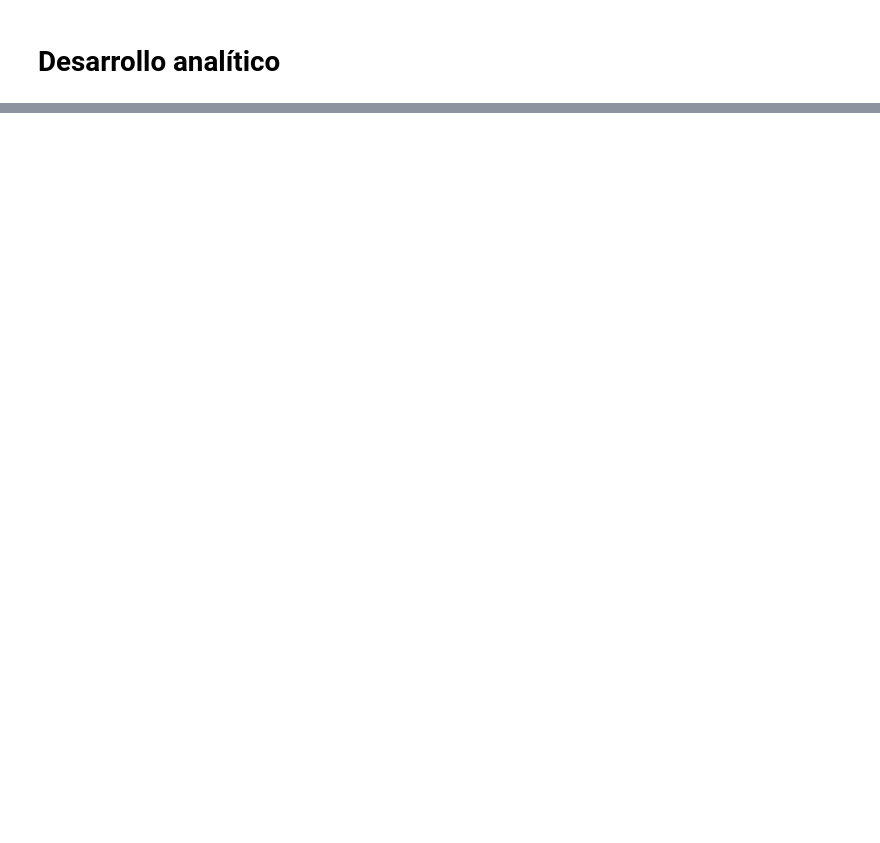
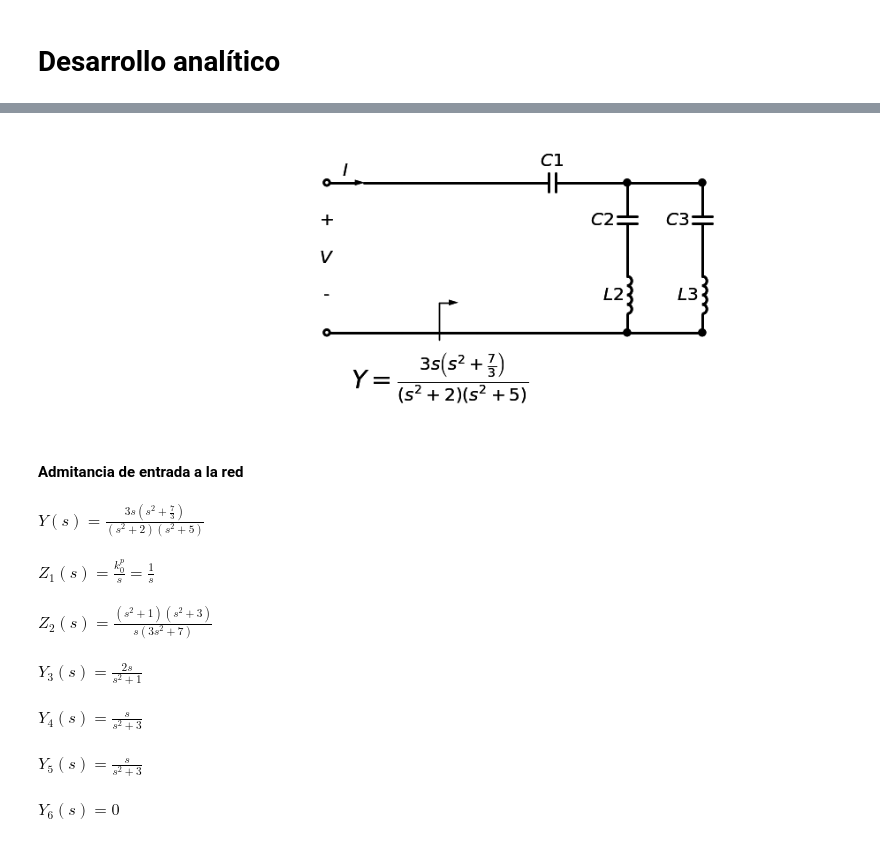
Before and after one commit to annunez02/TC2_2023, a Jupyter notebook: TS9/TrabajoSemanal9_Nunez.ipynb, the cells around one changed output, grey strips where cells are left out. Saved outputs shown, nothing was run; the diff lists cells and outputs as text; code cells hidden in the pictures; blank space fills up the shorter version.

```diff
--- a/TS9/TrabajoSemanal9_Nunez.ipynb
+++ b/TS9/TrabajoSemanal9_Nunez.ipynb
@@ -38,0 +153,73 @@ IFrame("./TS9.pdf", width=1000, height=1000)
+# %%
+# Resolución simbólica
+s = sp.symbols('s ', complex=True)
+
+# Sea la siguiente función de excitación
+Y = 3*s*(s**2+sp.Rational(7,3))/(s**2+2)/(s**2+5)
+
+# Red ejemplo 1
+d = dibujar_puerto_entrada('',
+                        voltage_lbl = ('+', '$V$', '-'),
+                        current_lbl = '$I$')
+
+d, zz_lbl = dibujar_funcion_exc_abajo(d,
+                 'Y',
+                 Y,
+                 hacia_salida = True,
+                 k_gap_width = 0.5)
+
+d = dibujar_elemento_serie(d, Capacitor, 'C1')
+
+d = dibujar_tanque_derivacion(d, 'L2', 'C2')
+
+d = dibujar_espacio_derivacion(d)
+
+d = dibujar_tanque_derivacion(d, 'L3', 'C3')
+
+display(d)
+# %% [output]
+[figure, added]
+# %%
+print_subtitle('Admitancia de entrada a la red')
+
+print_latex(a_equal_b_latex_s('Y(s)', Y))
+
+# calculamos polos y ceros de Y(s)
+num, den = Y.as_numer_denom()
+# %% [output]
+#### Admitancia de entrada a la red
+$\displaystyle Y(s)=\frac{3 s \left(s^{2} + \frac{7}{3}\right)}{\left(s^{2} + 2\right) \left(s^{2} + 5\right)}$
+# %%
+# Restricción circuital: L2*C2 = 1 r/s
+# remoción parcial en DC de 1/YY
+
+omega_L2C2 = 1
+
+Z2, Zc1 = remover_polo_dc(1/Y, omega_zero = omega_L2C2 )
+
+# Yc1 es la admitancia removida
+# extraigo C1
+C1 = 1/(s*Zc1)
+
+print_latex(a_equal_b_latex_s('Z_1(s) = \\frac{k^p_0}{s}', Zc1))
+print_latex(a_equal_b_latex_s('Z_2(s)', Z2))
+# %% [output]
+$\displaystyle Z_1(s) = \frac{k^p_0}{s}=\frac{1}{s}$
+$\displaystyle Z_2(s)=\frac{\left(s^{2} + 1\right) \left(s^{2} + 3\right)}{s \left(3 s^{2} + 7\right)}$
+# %%
+Y4, Yt2, L2, C2 = remover_polo_jw(1/Z2, isImpedance = False, omega = omega_L2C2 )
+
+print_latex(a_equal_b_latex_s('Y_3(s)', Yt2))
+print_latex(a_equal_b_latex_s('Y_4(s)', Y4))
+# %% [output]
+$\displaystyle Y_3(s)=\frac{2 s}{s^{2} + 1}$
+$\displaystyle Y_4(s)=\frac{s}{s^{2} + 3}$
+# %%
+# quedaría solo un tanque en Y4, no especifico omega.
+Y6, Yt3, L3, C3 = remover_polo_jw(Y4, isImpedance = False)
+
+print_latex(a_equal_b_latex_s('Y_5(s)', Yt3))
+print_latex(a_equal_b_latex_s('Y_6(s)', Y6))
+# %% [output]
+$\displaystyle Y_5(s)=\frac{s}{s^{2} + 3}$
+$\displaystyle Y_6(s)=0$
```
Also changed, not shown: parts of 12 cells of this notebook.
